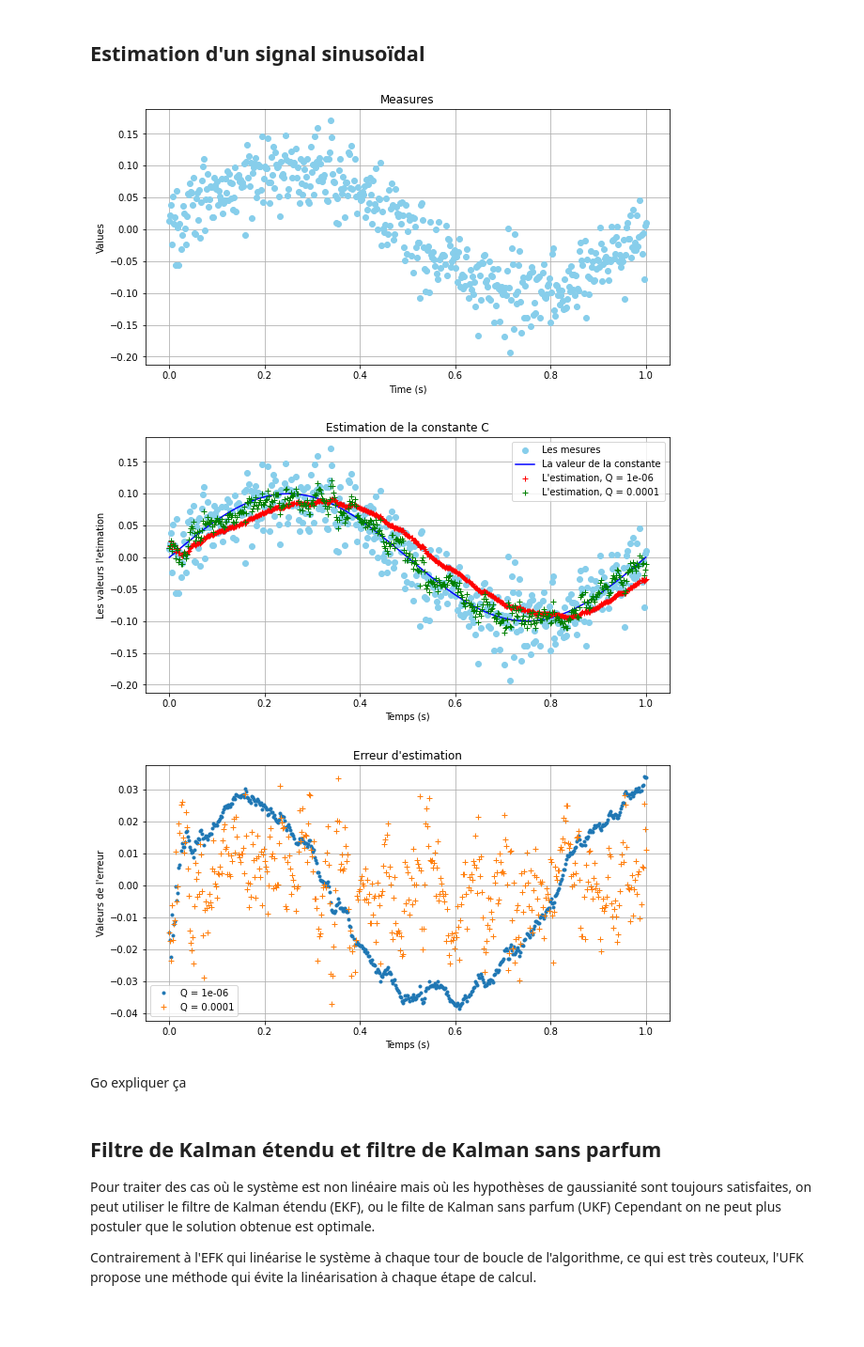
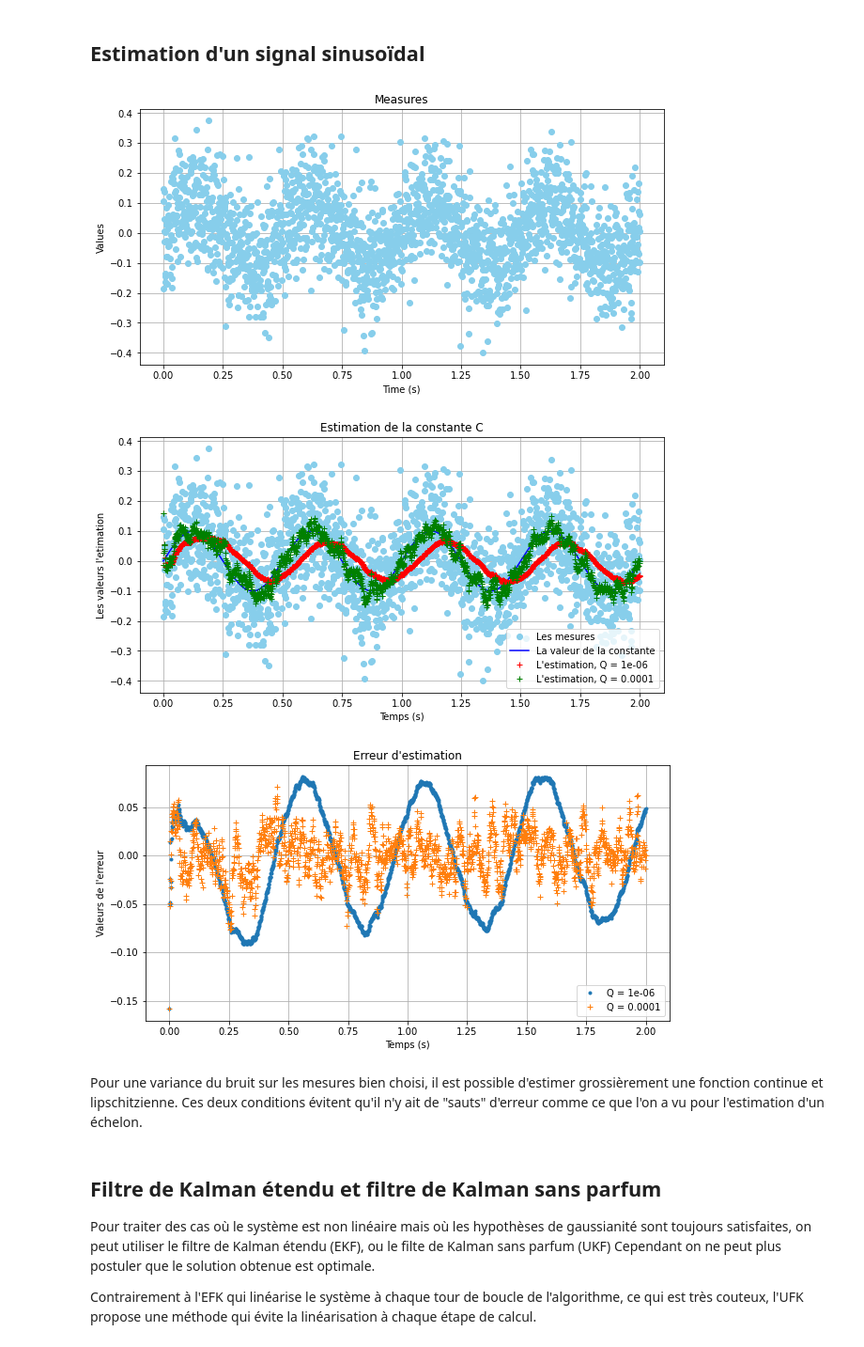
Before and after one commit to LoanSarazin/sdia-estimation, a Jupyter notebook: TP2/TP2_SARAZIN.ipynb, the cells around one changed output. Shown at 94% size. Drawn from its saved outputs; the diff is of its cells as text; code cells hidden in the pictures; blank space fills up the shorter version.

Commit message:
TP2 - ajout d'un commentaire pour la fonction sinus, TP fini

```diff
--- a/TP2/TP2_SARAZIN.ipynb
+++ b/TP2/TP2_SARAZIN.ipynb
@@ -293,26 +289,26 @@ Pour une variance bien choisie, alors l'état construit a la même évolution qu
 # %% [markdown]
 ## Estimation d'un signal sinusoïdal
 # %%
-R = 0.001
-N = 500
+R = 0.01
+N = 2000
 
 c = 0.1
 
-t = np.linspace(0, 1, N)
-z = c*np.sin(2 * np.pi * t)
+t = np.linspace(0, 2, N)
+z = c*np.sin(4 * np.pi * t)
 noise = norm.rvs(loc = 0, scale = np.sqrt(R), size = N)
 
 zNoise = z + noise
 
 plt.figure(figsize=(10, 5))
 plt.plot(t, zNoise, 'o', color = 'skyblue', linestyle = '')
 plt.title('Measures')
 plt.xlabel('Time (s)')
 plt.ylabel('Values')
 plt.grid()
 plt.show()
 # %% [output]
-[figure, old version]
+[figure, new version]
 # %%
 Q1, Q2= 1e-6, 1e-4
 x0_est, v0_est = 0, 2
@@ -343,10 +339,10 @@ plt.legend()
 plt.grid()
 plt.show()
 # %% [output]
-[figure, old version]
+[figure, new version]
-[figure, old version]
+[figure, new version]
 # %% [markdown]
-Go expliquer ça
+Pour une variance du bruit sur les mesures bien choisi, il est possible d'estimer grossièrement une fonction continue et lipschitzienne. Ces deux conditions évitent qu'il n'y ait de "sauts" d'erreur comme ce que l'on a vu pour l'estimation d'un échelon.
 # %% [markdown]
 ## Filtre de Kalman étendu et filtre de Kalman sans parfum
 
```
Also changed, not shown: parts of 12 cells of this notebook.
